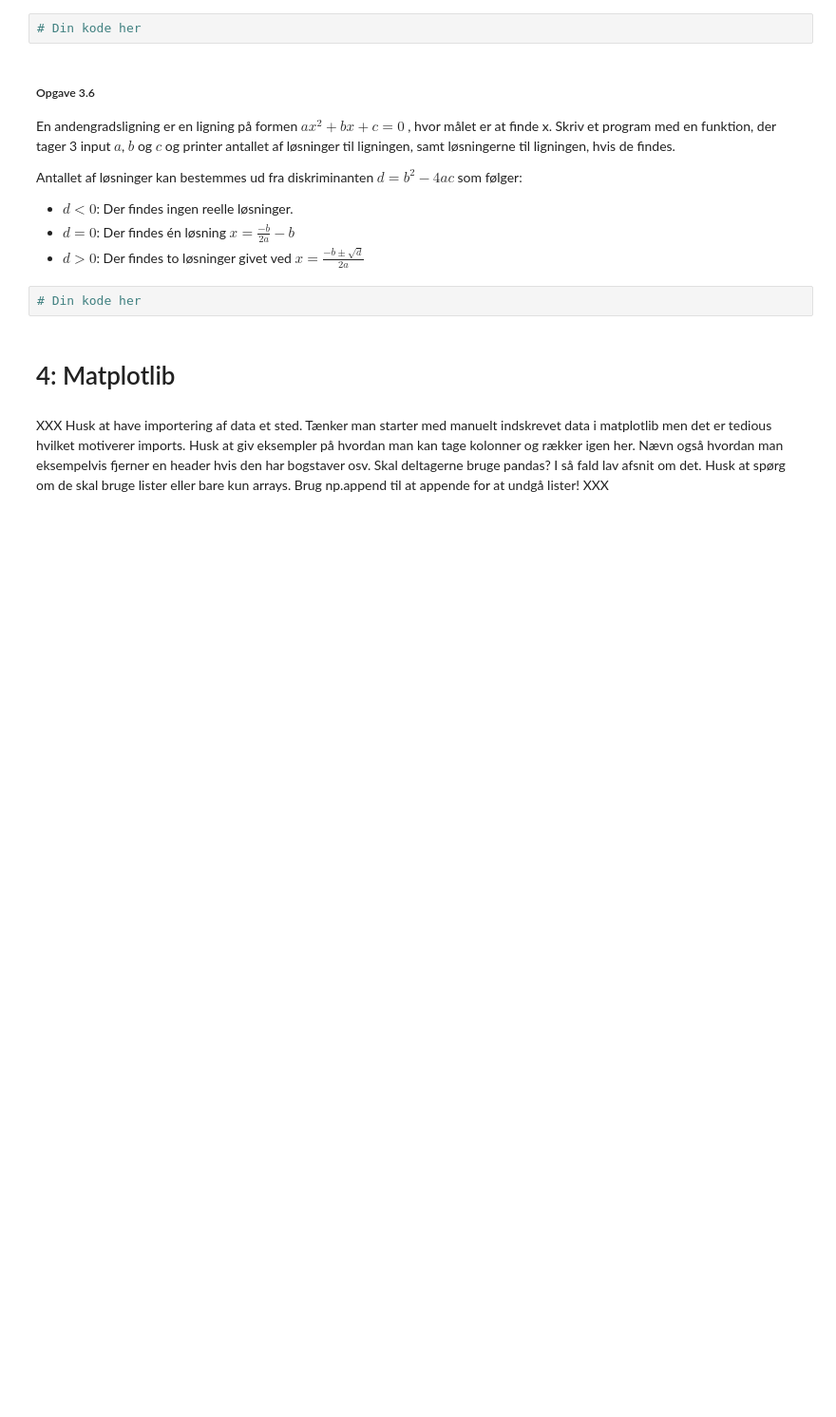
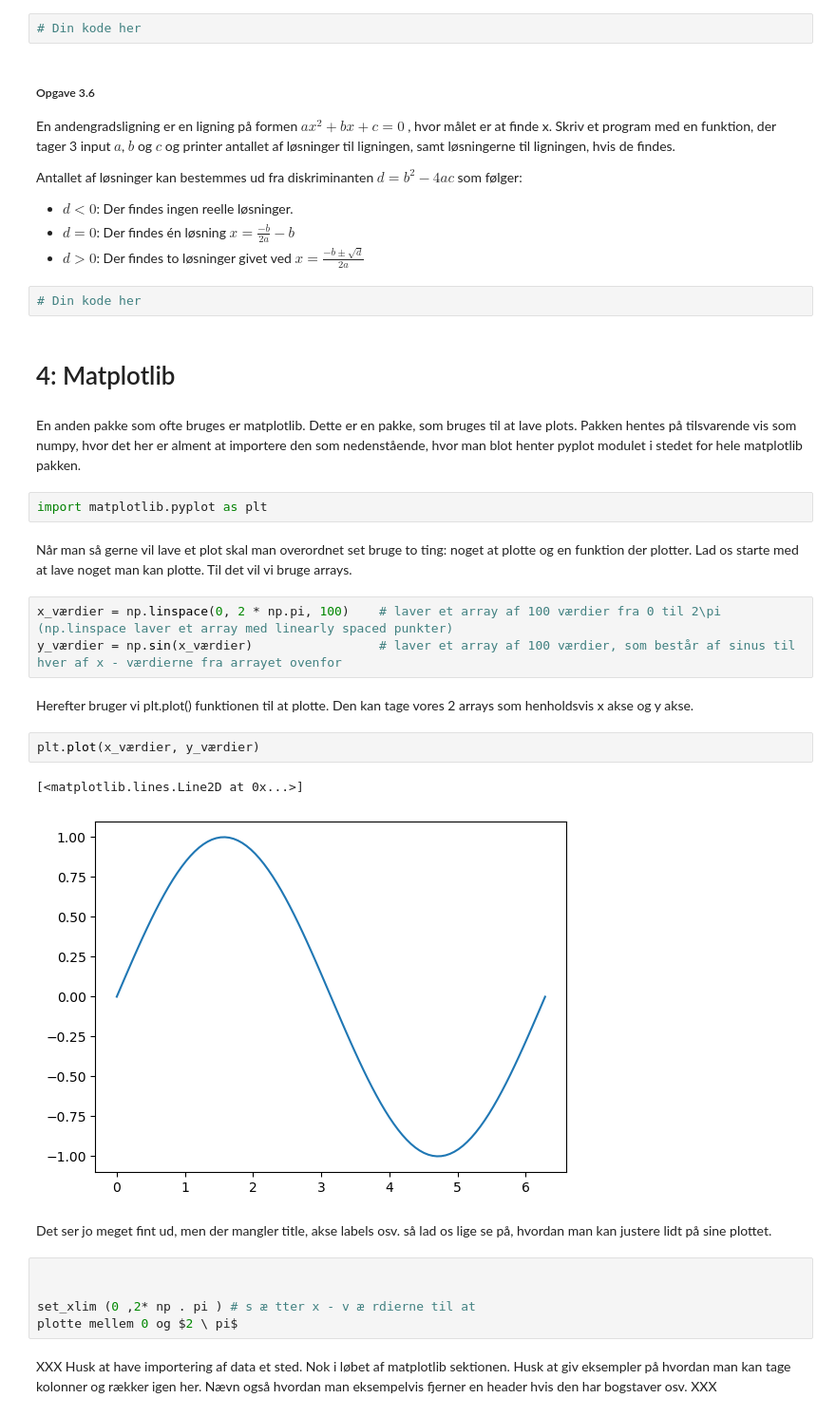
Before and after one commit to UNF-ML-Camp/ML-Camp-2025, a Jupyter notebook: Introduktion til programmering/Udvidet programmering.ipynb, the cells around one changed output. Shown at 95% size. Cells and saved outputs as stored; diff of their text form; blank space fills up the shorter version.

```diff
--- a/Introduktion til programmering/Udvidet programmering.ipynb
+++ b/Introduktion til programmering/Udvidet programmering.ipynb
@@ -638,5 +701,31 @@ som følger:
 # Din kode her
 # %% [markdown]
 # 4: Matplotlib
+# %% [markdown]
+En anden pakke som ofte bruges er matplotlib. Dette er en pakke, som
+bruges til at lave plots. Pakken hentes på tilsvarende vis
+som numpy, hvor det her er alment at importere den som nedenstående, hvor man blot henter pyplot modulet i stedet for hele matplotlib pakken.
+# %%
+import matplotlib.pyplot as plt
+# %% [markdown]
+Når man så gerne vil lave et plot skal man overordnet set bruge to ting: noget
+at plotte og en funktion der plotter. Lad os starte med at lave noget man kan plotte. Til det vil vi bruge arrays.
+# %%
+x_værdier = np.linspace(0, 2 * np.pi, 100)    # laver et array af 100 værdier fra 0 til 2\pi (np.linspace laver et array med linearly spaced punkter)
+y_værdier = np.sin(x_værdier)                 # laver et array af 100 værdier, som består af sinus til hver af x - værdierne fra arrayet ovenfor
+# %% [markdown]
+Herefter bruger vi plt.plot() funktionen til at plotte. Den kan tage vores 2 arrays som henholdsvis x akse og y akse.
+# %%
+plt.plot(x_værdier, y_værdier)
+# %% [output]
+[<matplotlib.lines.Line2D at 0x...>]
+[figure, added]
+# %% [markdown]
+Det ser jo meget fint ud, men der mangler title, akse labels osv. så lad os lige se på, hvordan man kan justere lidt på sine plottet.
+# %%
+
+
+set_xlim (0 ,2* np . pi ) # s æ tter x - v æ rdierne til at
+plotte mellem 0 og $2 \ pi$
 # %% [markdown]
-XXX Husk at have importering af data et sted. Tænker man starter med manuelt indskrevet data i matplotlib men det er tedious hvilket motiverer imports. Husk at giv eksempler på hvordan man kan tage kolonner og rækker igen her. Nævn også hvordan man eksempelvis fjerner en header hvis den har bogstaver osv. Skal deltagerne bruge pandas? I så fald lav afsnit om det. Husk at spørg om de skal bruge lister eller bare kun arrays. Brug np.append til at appende for at undgå lister! XXX
+XXX Husk at have importering af data et sted. Nok i løbet af matplotlib sektionen. Husk at giv eksempler på hvordan man kan tage kolonner og rækker igen her. Nævn også hvordan man eksempelvis fjerner en header hvis den har bogstaver osv. XXX
```
Also changed, not shown: parts of 28 cells of this notebook, 2 other files.
